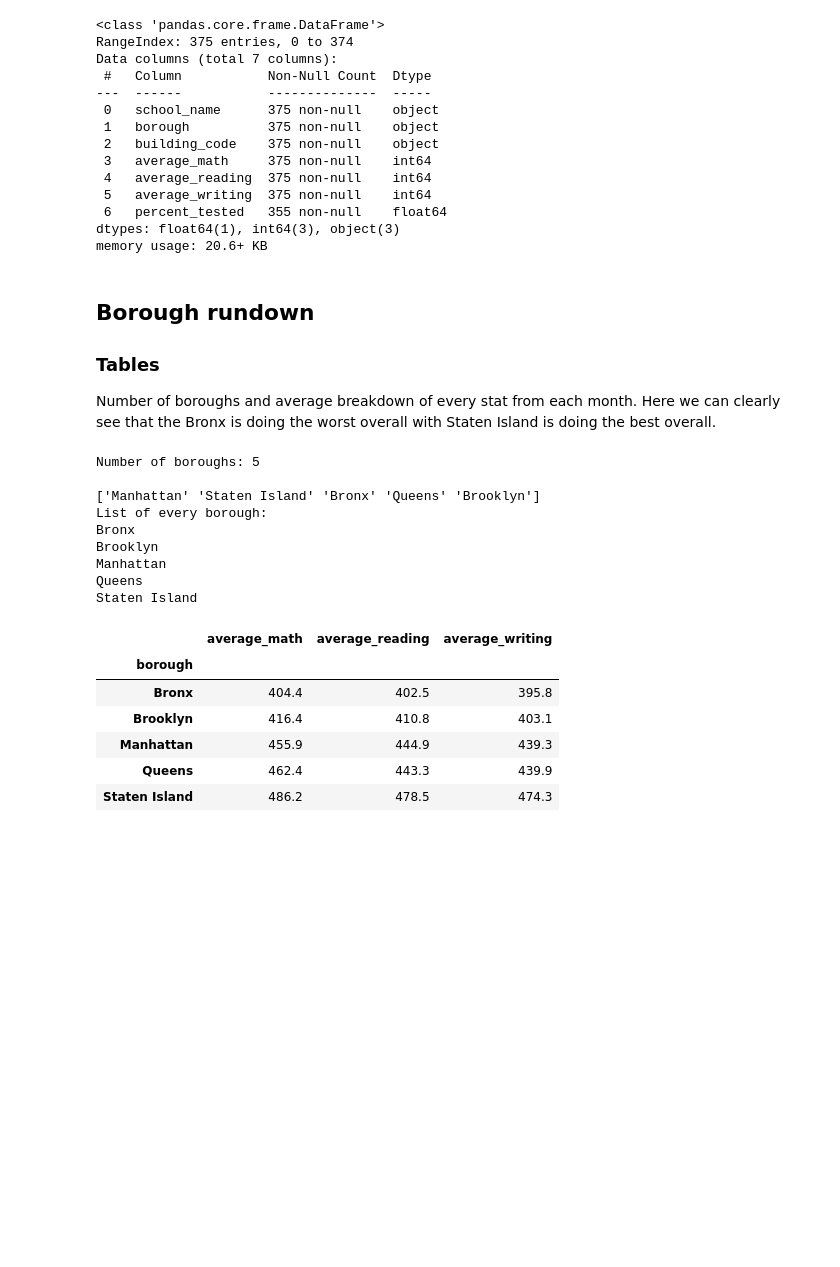
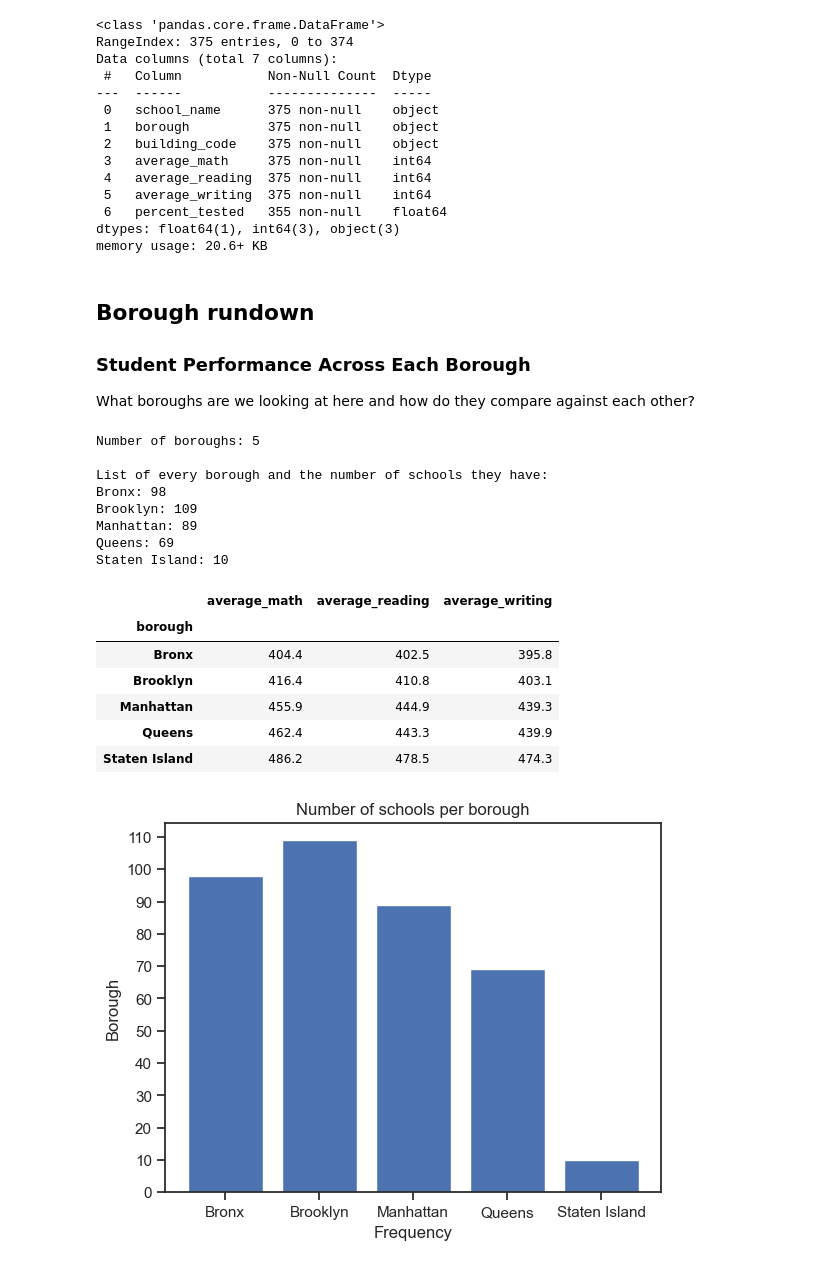
Before and after one commit to AdnanH901/NYC_public_school_test_results_analysis, a Jupyter notebook: notebook.ipynb, the cells around one changed output. Saved outputs shown, nothing was run; the diff lists cells and outputs as text; code cells hidden in the pictures; blank space fills up the shorter version.

```diff
--- a/notebook.ipynb
+++ b/notebook.ipynb
@@ -54,40 +51,45 @@ dtypes: float64(1), int64(3), object(3)
 memory usage: 20.6+ KB
 # %% [markdown]
 ## Borough rundown
-### Tables
-Number of boroughs and average breakdown of every stat from each month. Here we can clearly see that the Bronx is doing the worst overall with Staten Island is doing the best overall.
+### Student Performance Across Each Borough
+What boroughs are we looking at here and how do they compare against each other?
 # %%
-unique_boroughs_list = np.array(schools.borough.unique())
-unique_boroughs_number = np.shape(unique_boroughs_list)[0]
+borough_freq = schools.groupby(schools['borough'])["borough"].count()
+unique_boroughs_number = np.shape(borough_freq)[0]
 
 print(f"Number of boroughs: {unique_boroughs_number}\n")
+print("List of every borough and the number of schools they have:")
+for borough, freq in zip(borough_freq.index, borough_freq):
+    print(f"{borough}: {freq}")
 
-print(unique_boroughs_list)
+print("\n")
+average_list = ['average_math', 'average_reading', 'average_writing']
+borough_averages = schools.groupby('borough')[average_list].mean().round(1)
+unique_boroughs_list = borough_averages.index
+display(borough_averages)
 
-print("List of every borough:")
-for borough in sorted(unique_boroughs_list):
-    print(borough)
-
-
-average_list = ['average_math', 'average_reading', 'average_writing']
-borough_averages = pd.DataFrame(schools.groupby('borough')[average_list].mean().round(1))
-unique_boroughs_list = borough_averages.index
-borough_averages
+print("\n")
+plt.bar(borough_freq.index, borough_freq)
+plt.title('Number of schools per borough')
+plt.yticks([10*i for i in range(0,int(m.ceil(max(borough_freq))/10) + 2)])
+plt.xlabel('Frequency')
+plt.ylabel('Borough')
+plt.show()
 # %% [output]
 Number of boroughs: 5
 
-['Manhattan' 'Staten Island' 'Bronx' 'Queens' 'Brooklyn']
-List of every borough:
-Bronx
-Brooklyn
-Manhattan
-Queens
-Staten Island
+List of every borough and the number of schools they have:
+Bronx: 98
+Brooklyn: 109
+Manhattan: 89
+Queens: 69
+Staten Island: 10
 |  | average_math | average_reading | average_writing |
 | borough |  |  |  |
 | Bronx | 404.4 | 402.5 | 395.8 |
 | Brooklyn | 416.4 | 410.8 | 403.1 |
 | Manhattan | 455.9 | 444.9 | 439.3 |
 | Queens | 462.4 | 443.3 | 439.9 |
 | Staten Island | 486.2 | 478.5 | 474.3 |
+[figure, added]
 # %% [markdown]
```
Also changed, not shown: parts of 37 cells of this notebook.
